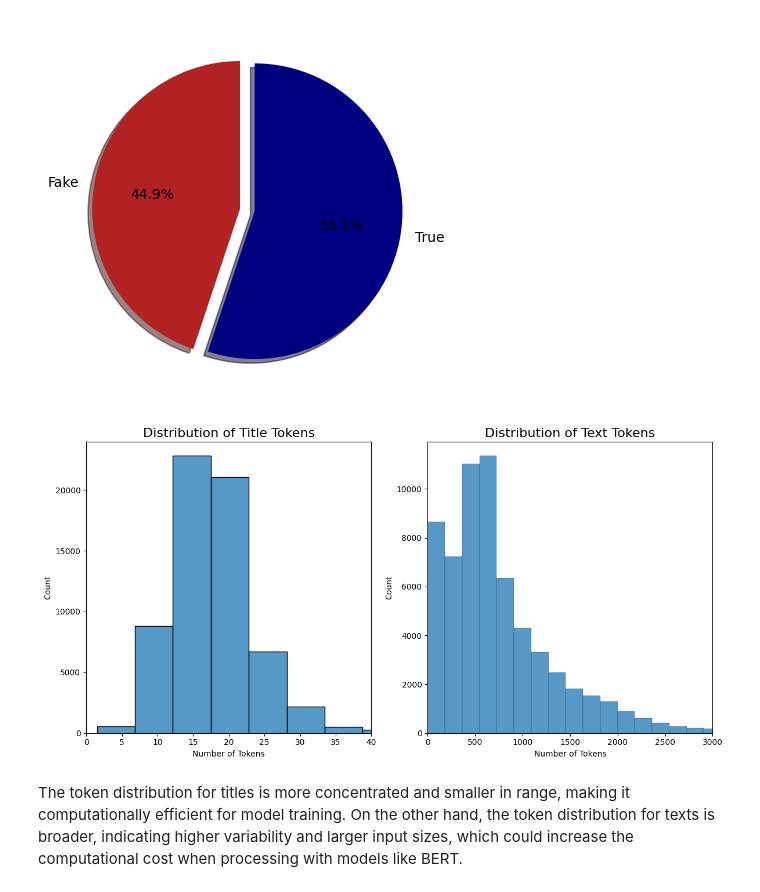
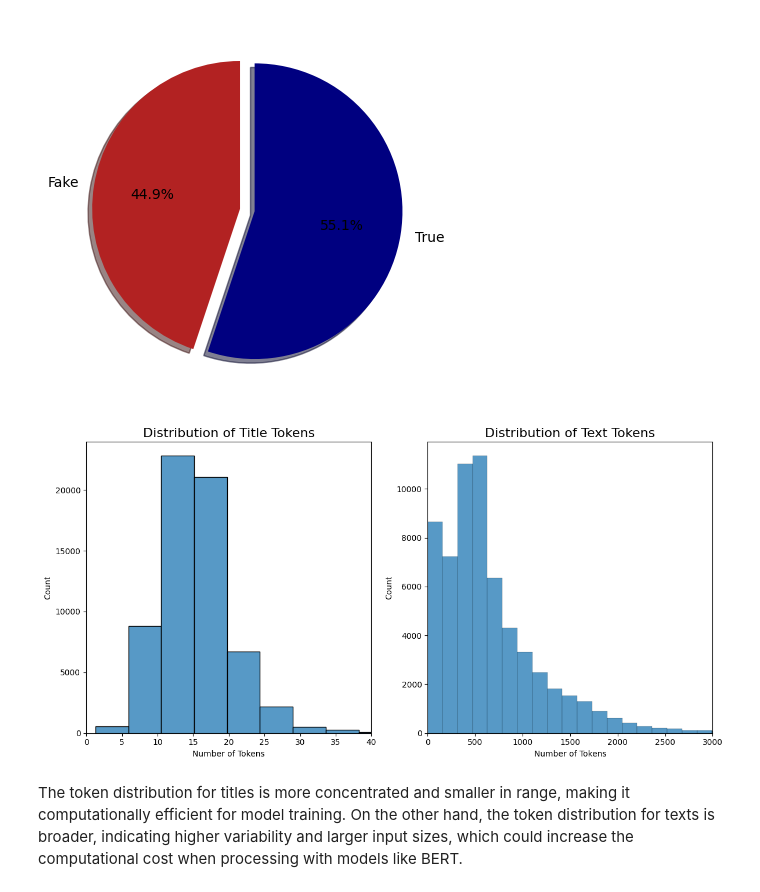
Before and after one commit to yejinPARK48/VerifyNews_using_BERT, a Jupyter notebook: FakeNews_Code.ipynb, the cells around one changed output. Cells and saved outputs as stored; diff of their text form; code cells hidden in the pictures.

```diff
--- a/FakeNews_Code.ipynb
+++ b/FakeNews_Code.ipynb
@@ -5,5 +10,4 @@
 # %%
 import pandas as pd
-
-# 데이터 읽기
-data = pd.read_csv("/content/WELFake_Dataset.csv")
+data = pd.read_csv('/content/drive/My Drive/Colab Notebooks/WELFake_Dataset.csv')
+print(data.head())
@@ -116,30 +118,30 @@ plt.show()
 # %%
 import seaborn as sns
 import matplotlib.pyplot as plt
 
-# Token 계산: 각 단어 수에 평균적으로 1.5를 곱해 토큰 수 추정
-title_token_counts = data['title'].map(lambda text: len(text.split()) * 1.5)
-text_token_counts = data['text'].map(lambda text: len(text.split()) * 1.5)
+# Token calculation: Estimate the number of tokens by multiplying each word count by 1.3 on average.
+#https://help.openai.com/en/articles/4936856-what-are-tokens-and-how-to-count-them
+title_token_counts = data['title'].map(lambda text: len(text.split()) * 1.3)
+text_token_counts = data['text'].map(lambda text: len(text.split()) * 1.3)
 
-# 플롯 생성
 fig, axes = plt.subplots(1, 2, figsize=(12, 6))
 
-# 제목 토큰 분포 시각화
+# 'Title token' distribution visualization
 sns.histplot(title_token_counts, bins=20, ax=axes[0])
 axes[0].set_title("Distribution of Title Tokens", fontsize=16)
 axes[0].set_xlabel("Number of Tokens")
 axes[0].set_xlim(0, 40)
 
-# 본문 토큰 분포 시각화
+# 'Text token' distribution visualization
 sns.histplot(text_token_counts, bins=200, ax=axes[1])
 axes[1].set_title("Distribution of Text Tokens", fontsize=16)
 axes[1].set_xlabel("Number of Tokens")
 axes[1].set_xlim(0, 3000)
 
-# 레이아웃 조정
+# Layout
 plt.tight_layout()
 plt.show()
 # %% [output]
-[figure, old version]
+[figure, new version]
 # %% [markdown]
 The token distribution for titles is more concentrated and smaller in range, making it computationally efficient for model training. On the other hand, the token distribution for texts is broader, indicating higher variability and larger input sizes, which could increase the computational cost when processing with models like BERT.
```
Also changed, not shown: parts of 13 cells of this notebook.
